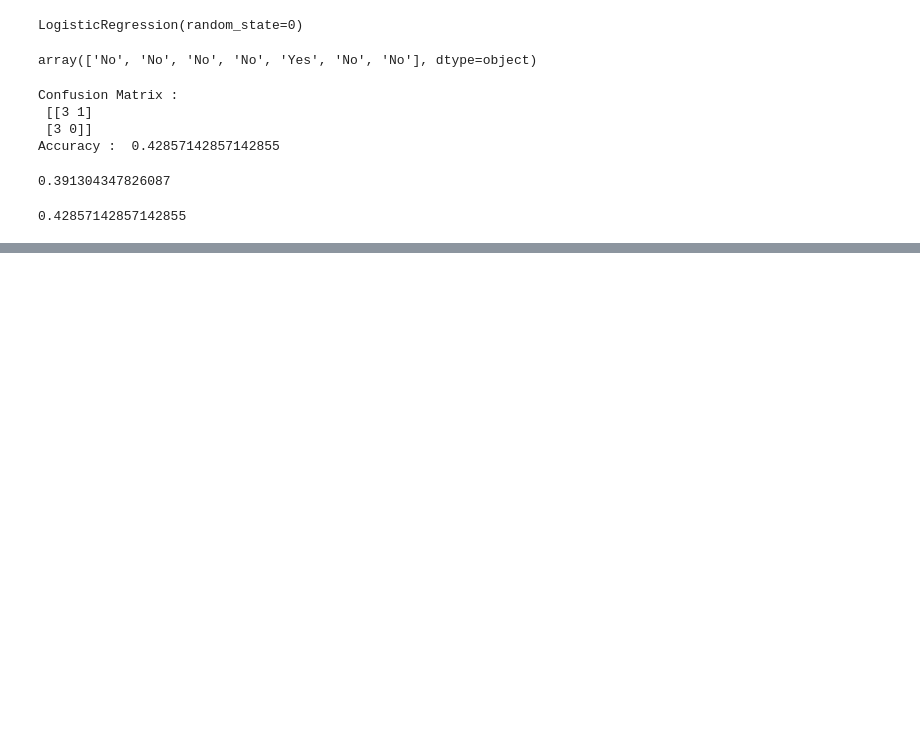
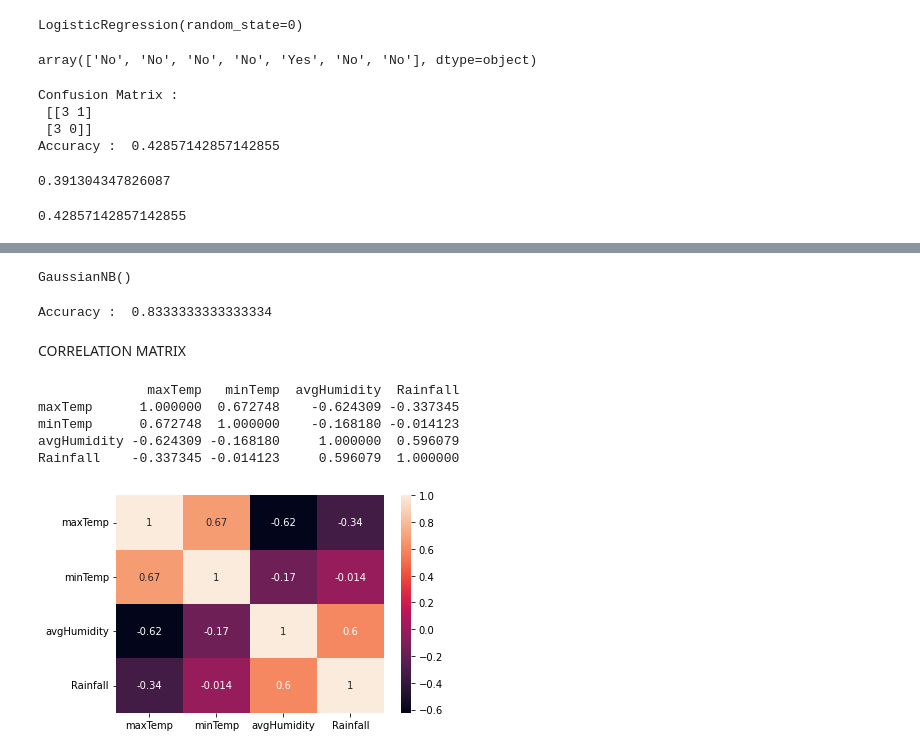
Before and after one commit to dheeraj0000/2216177_AIML_Bootcamp_2023, a Jupyter notebook: outbreak_detect_case_study.ipynb, the cells around one changed output, grey strips where cells are left out. Drawn from its saved outputs; the diff is of its cells as text; code cells hidden in the pictures; blank space fills up the shorter version.

```diff
--- a/outbreak_detect_case_study.ipynb
+++ b/outbreak_detect_case_study.ipynb
@@ -150,0 +161,6 @@ model.score(xtest,ytest)
+# %%
+from sklearn.naive_bayes import GaussianNB
+gnb = GaussianNB()
+gnb.fit(xtrain, ytrain)
+# %% [output]
+GaussianNB()
@@ -150,0 +169,22 @@ model.score(xtest,ytest)
+# %%
+from sklearn.metrics import accuracy_score
+print ("Accuracy : ", accuracy_score(ytest, y_pred))
+# %% [output]
+Accuracy :  0.8333333333333334
+# %% [markdown]
+CORRELATION MATRIX
+# %%
+corr_matrix=dataset.corr()
+print(corr_matrix)
+# %% [output]
+              maxTemp   minTemp  avgHumidity  Rainfall
+maxTemp      1.000000  0.672748    -0.624309 -0.337345
+minTemp      0.672748  1.000000    -0.168180 -0.014123
+avgHumidity -0.624309 -0.168180     1.000000  0.596079
+Rainfall    -0.337345 -0.014123     0.596079  1.000000
+# %%
+import seaborn as sns
+sns.heatmap(corr_matrix,annot=True)
+plt.show()
+# %% [output]
+[figure, added]
```
Also changed, not shown: parts of 4 cells of this notebook.
